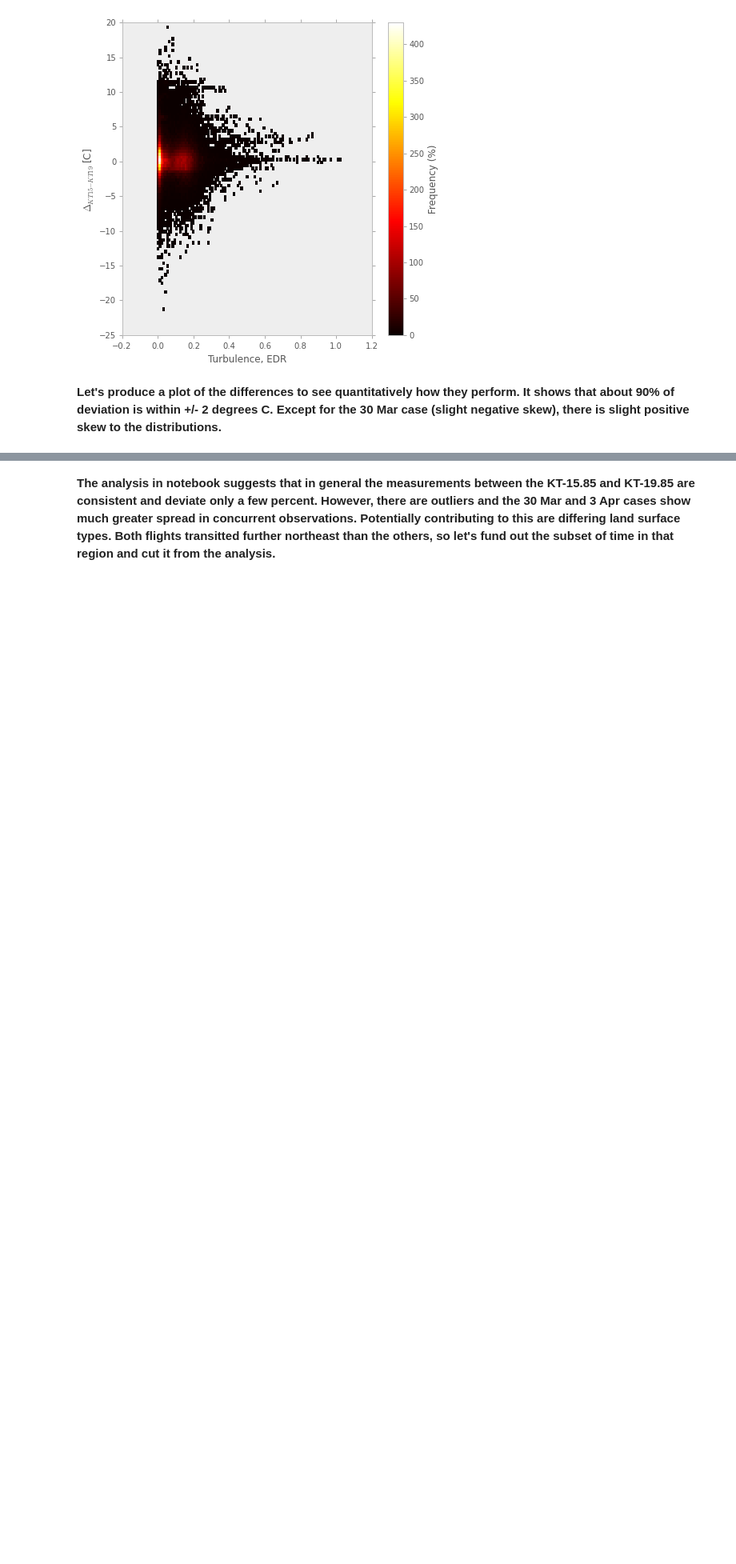
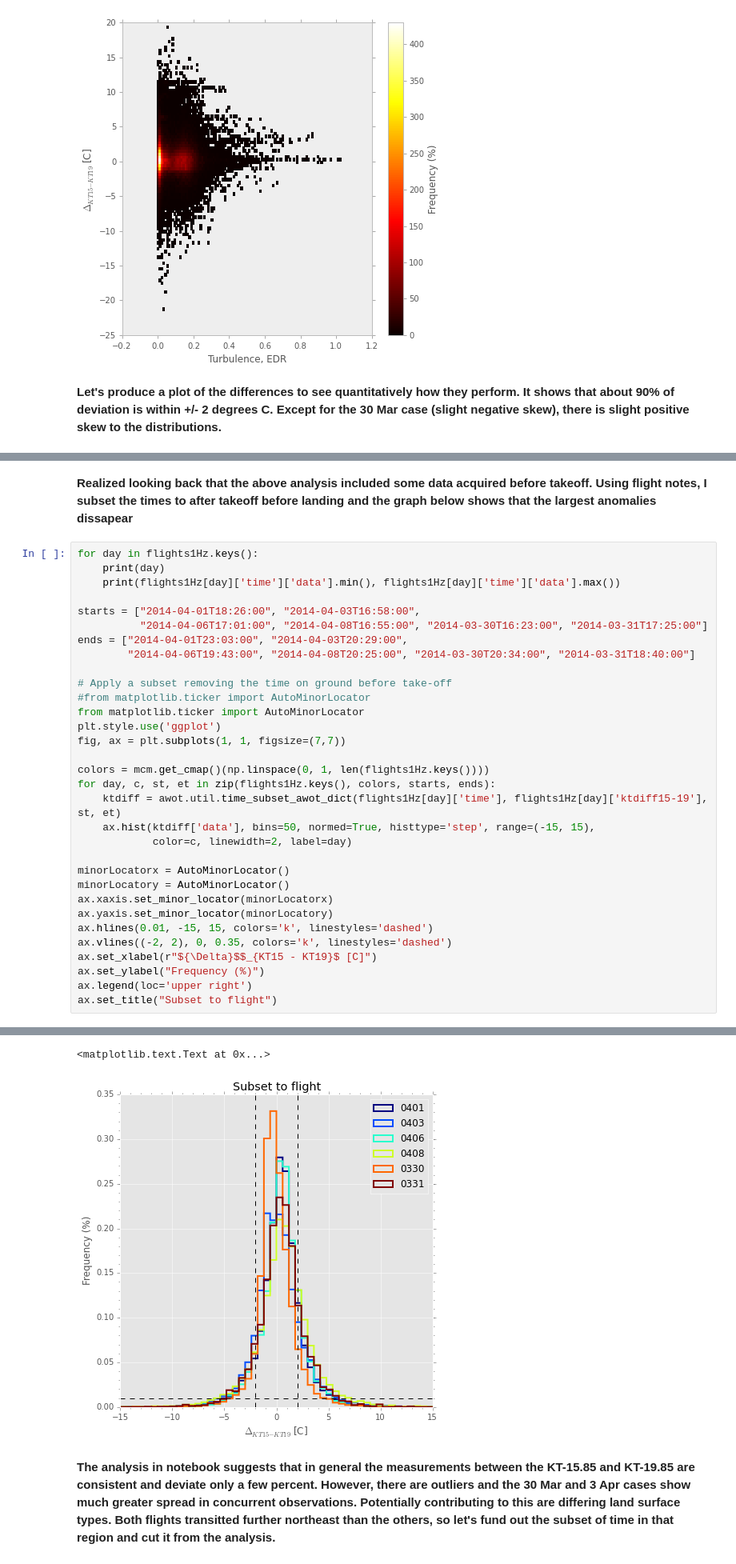
Before and after one commit to dplumme1/uwkingair, a Jupyter notebook: instruments/ir_radiometric_compare.ipynb, the cells around one changed output, grey strips where cells are left out. Shown at 80% size. Drawn from its saved outputs; the diff is of its cells as text; blank space fills up the shorter version.

```diff
--- a/instruments/ir_radiometric_compare.ipynb
+++ b/instruments/ir_radiometric_compare.ipynb
@@ -489,0 +491,35 @@ ax.legend(loc='upper right')
+# %% [markdown]
+<b>Realized looking back that the above analysis included some data acquired before takeoff. Using flight notes, I subset the times to after takeoff before landing and the graph below shows that the largest anomalies dissapear</b>
+# %%
+for day in flights1Hz.keys():
+    print(day)
+    print(flights1Hz[day]['time']['data'].min(), flights1Hz[day]['time']['data'].max())
+
+starts = ["2014-04-01T18:26:00", "2014-04-03T16:58:00",
+          "2014-04-06T17:01:00", "2014-04-08T16:55:00", "2014-03-30T16:23:00", "2014-03-31T17:25:00"]
+ends = ["2014-04-01T23:03:00", "2014-04-03T20:29:00",
+        "2014-04-06T19:43:00", "2014-04-08T20:25:00", "2014-03-30T20:34:00", "2014-03-31T18:40:00"]
+
+# Apply a subset removing the time on ground before take-off
+#from matplotlib.ticker import AutoMinorLocator
+from matplotlib.ticker import AutoMinorLocator
+plt.style.use('ggplot')
+fig, ax = plt.subplots(1, 1, figsize=(7,7))
+
+colors = mcm.get_cmap()(np.linspace(0, 1, len(flights1Hz.keys())))
+for day, c, st, et in zip(flights1Hz.keys(), colors, starts, ends):
+    ktdiff = awot.util.time_subset_awot_dict(flights1Hz[day]['time'], flights1Hz[day]['ktdiff15-19'], st, et)
+    ax.hist(ktdiff['data'], bins=50, normed=True, histtype='step', range=(-15, 15),
+            color=c, linewidth=2, label=day)
+
+minorLocatorx = AutoMinorLocator()
+minorLocatory = AutoMinorLocator()
+ax.xaxis.set_minor_locator(minorLocatorx)
+ax.yaxis.set_minor_locator(minorLocatory)
+ax.hlines(0.01, -15, 15, colors='k', linestyles='dashed')
+ax.vlines((-2, 2), 0, 0.35, colors='k', linestyles='dashed')
+ax.set_xlabel(r"${\Delta}$$_{KT15 - KT19}$ [C]")
+ax.set_ylabel("Frequency (%)")
+ax.legend(loc='upper right')
+ax.set_title("Subset to flight")
+# %% [output]
@@ -490,3 +538,5 @@ ax.legend(loc='upper right')
+<matplotlib.text.Text at 0x...>
+[figure, added]
 # %% [markdown]
 <b>The analysis in notebook suggests that in general the measurements between the KT-15.85 and KT-19.85 are consistent and deviate only a few percent. However, there are outliers and the 30 Mar and 3 Apr cases show much greater spread in concurrent observations. Potentially contributing to this are differing land surface types. Both flights transitted further northeast than the others, so let's fund out the subset of time in that region and cut it from the analysis.</b>
 # %% [markdown]
```
Also changed, not shown: parts of 3 cells of this notebook.
